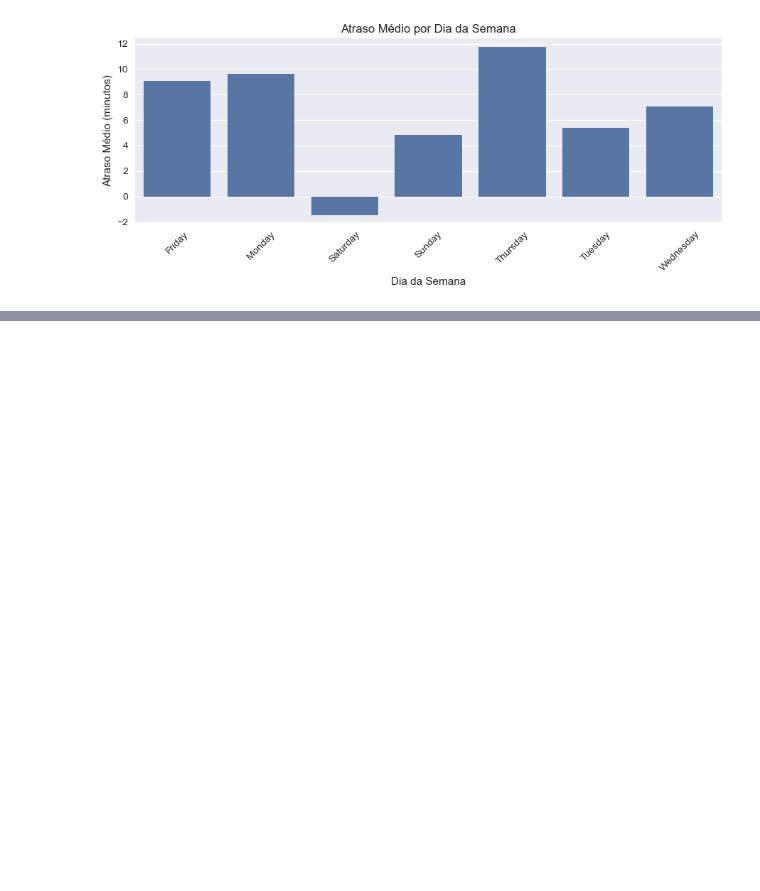
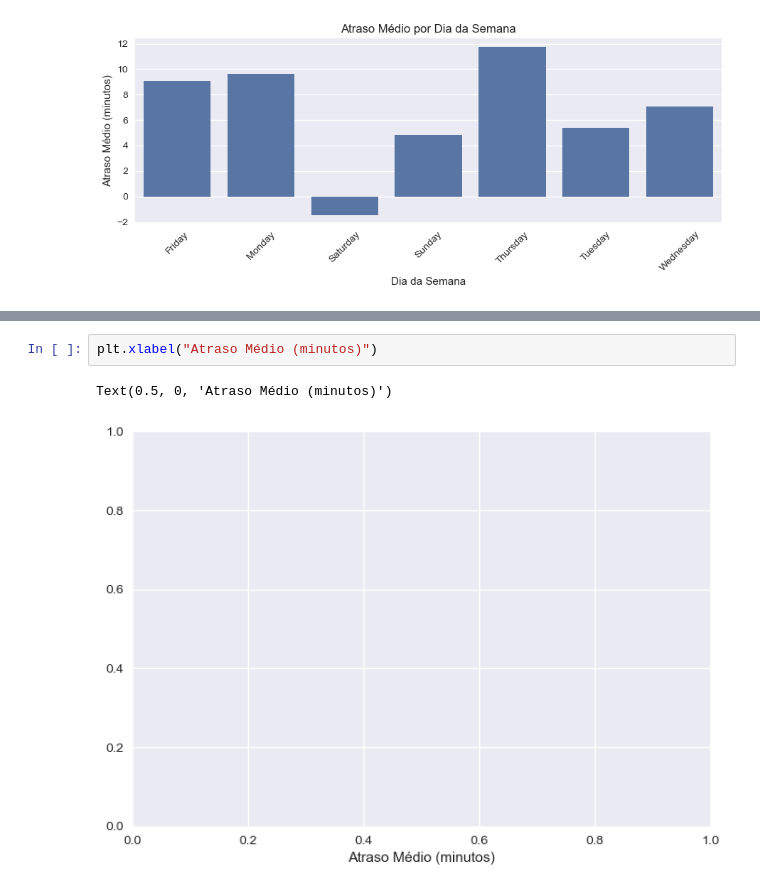
Before and after one commit to DouglasSouza89/analise-atrasos-voos, a Jupyter notebook: analise_atrasos_voos.ipynb, the cells around one changed output, grey strips where cells are left out. Cells and saved outputs as stored; diff of their text form; blank space fills up the shorter version.

```diff
--- a/analise_atrasos_voos.ipynb
+++ b/analise_atrasos_voos.ipynb
@@ -337,0 +422,5 @@ plt.show()
+# %%
+plt.xlabel("Atraso Médio (minutos)")
+# %% [output]
+Text(0.5, 0, 'Atraso Médio (minutos)')
+[figure, added]
```
Also changed, not shown: parts of 16 cells of this notebook, 4 other files.
